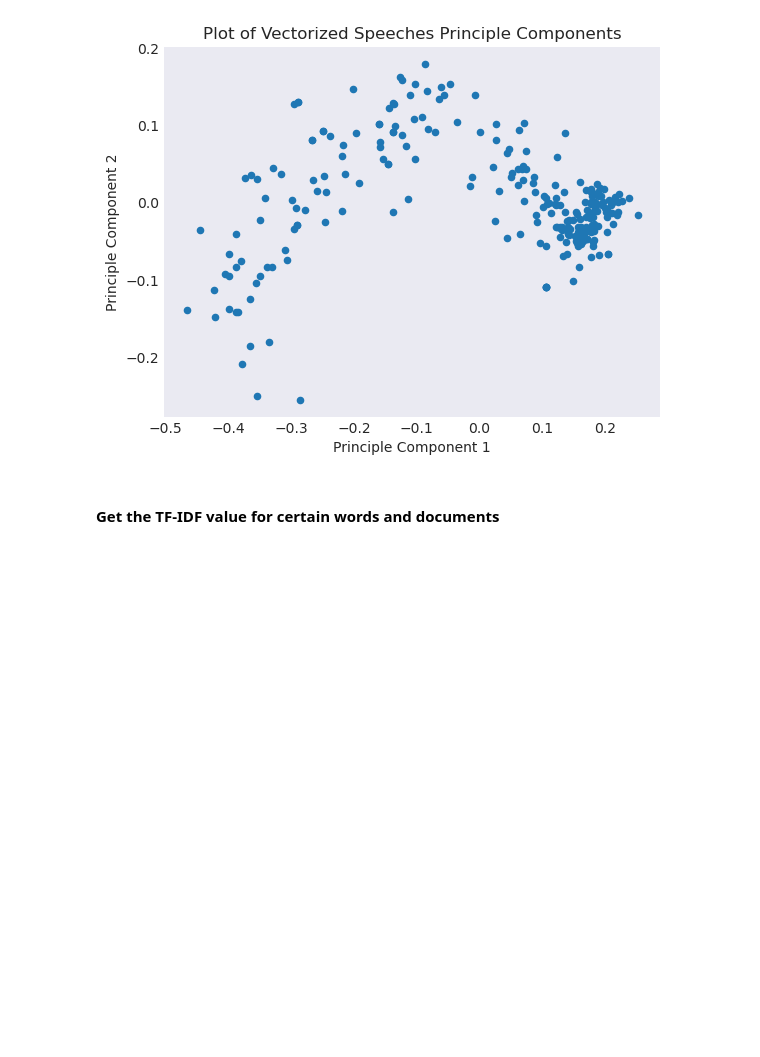
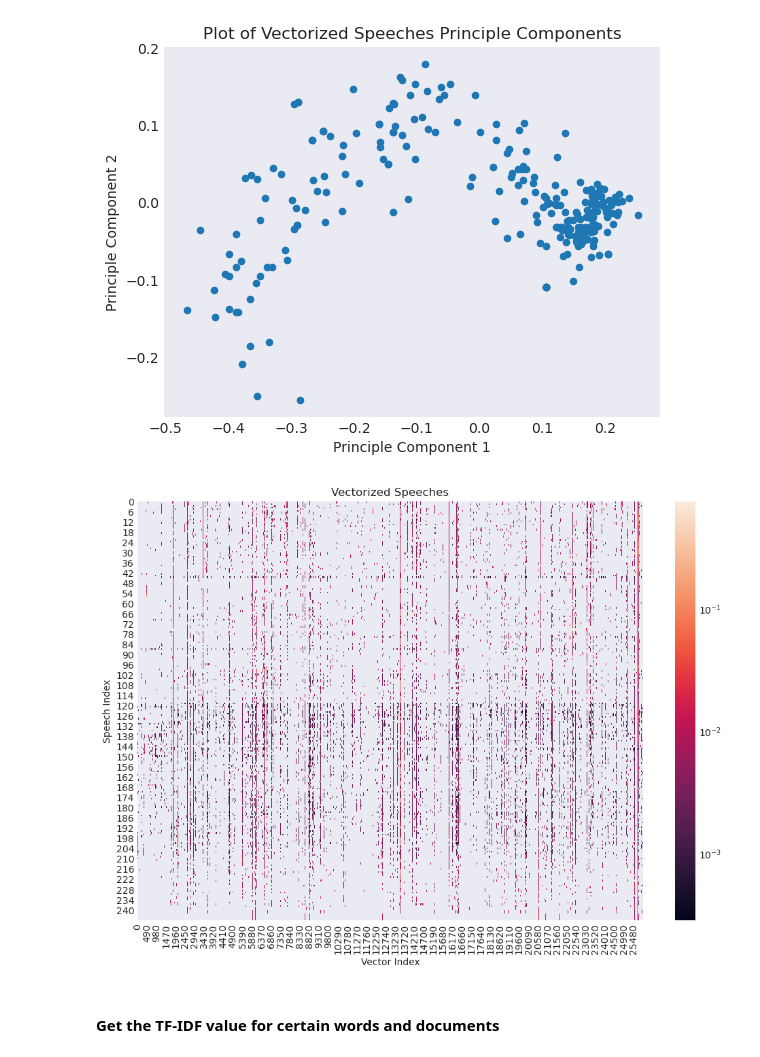
Before and after one commit to UCB-stat-159-f25/proj02-group02, a Jupyter notebook: nlp-P02.ipynb, the cells around one changed output. Saved outputs shown, nothing was run; the diff lists cells and outputs as text; code cells hidden in the pictures; blank space fills up the shorter version.

Commit message:
updated heat map part2

```diff
--- a/nlp-P02.ipynb
+++ b/nlp-P02.ipynb
@@ -297,6 +297,25 @@ plt.savefig("outputs/vectorized_speeches_principle_components.png")
 plt.show()
 # %% [output]
 [figure]
+# %%
+from matplotlib.colors import LogNorm
+
+# use this if tfidf was not already made into an array
+#dense_array = tfidf_vectors.toarray() # densify
+
+# shift dense array since LogNorm can't handle zeroes
+eps = 1e-9
+shifted = tfidf_vectors + eps
+
+plt.figure(figsize=(12, 8))
+sns.heatmap(tfidf_vectors, norm=LogNorm())
+plt.title("Vectorized Speeches")
+plt.xlabel("Vector Index")
+plt.ylabel("Speech Index")
+plt.savefig("outputs/vectorized_speeches_heat_map.png")
+plt.show()
+# %% [output]
+[figure, added]
 # %% [markdown]
 #### Get the TF-IDF value for certain words and documents
 # %%
```
Also changed, not shown: parts of 1 cell of this notebook, 1 other file.
